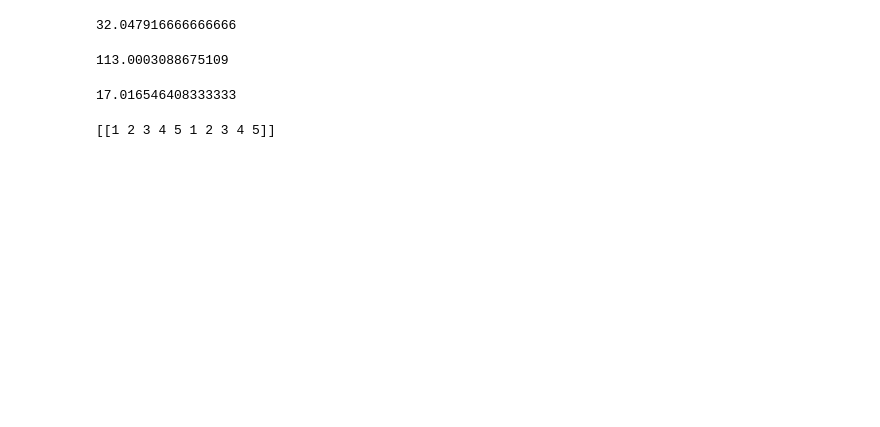
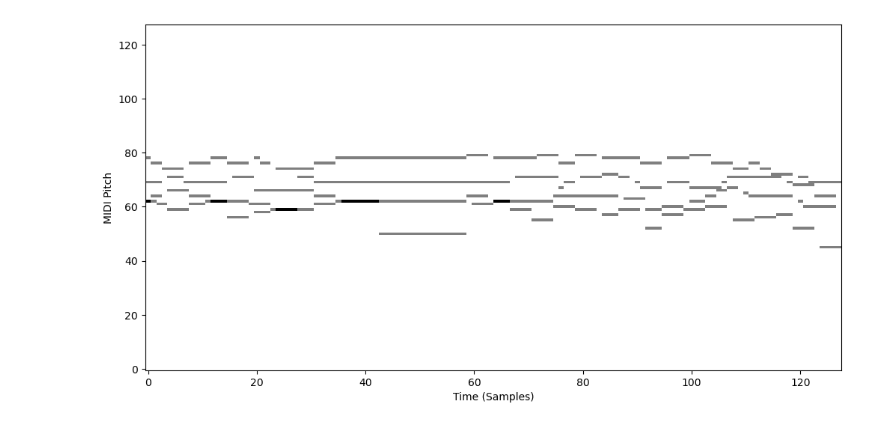
Before and after one commit to Charmunk/SATB-Harmonization, a Jupyter notebook: midi_parser.ipynb, the cells around one changed output. Drawn from its saved outputs; the diff is of its cells as text; code cells hidden in the pictures; blank space fills up the shorter version.

```diff
--- a/midi_parser.ipynb
+++ b/midi_parser.ipynb
@@ -7,21 +7,0 @@ import matplotlib.pyplot as plt
-# %%
-# Open the MIDI file
-mid = MidiFile(Path('midi files', 'mix.mid'))
-#key is metadata? there's a simple function for it
-#return key and notes (transposed to c major) per quarter note as an array
-
-# Initialize time accumulator
-absolute_time = 0
-
-# Iterate through tracks and messages
-for track in mid.tracks:
-    absolute_time = 0
-    for msg in track:
-        # Accumulate delta time to get absolute time
-        absolute_time += msg.time
-
-        # Check for note messages
-        if msg.type == 'note_on' and msg.velocity > 0:
-            print(f'Note On: {msg.note} at time: {absolute_time}')
-        elif msg.type == 'note_off' or (msg.type == 'note_on' and msg.velocity == 0):
-            print(f'Note Off: {msg.note} at time: {absolute_time}')
@@ -182,2 +54,0 @@ def get_piano_roll(midi_filename):
-# %%
-S, A, T, B = get_piano_roll('mix')
@@ -206,18 +54,0 @@ print(length_ticks)
-# %%
-num_beats = length_ticks / PPQ
-print(num_beats)
-# %% [output]
-32.047916666666666
-# %%
-print(num_beats / (length_sec * 1/60))
-# %% [output]
-113.0003088675109
-# %%
-print(length_sec)
-# %% [output]
-17.016546408333333
-# %%
-a = np.array([1,2,3,4,5])
-print(np.tile(a, (2, 1)))
-# %% [output]
-[[1 2 3 4 5 1 2 3 4 5]]
@@ -223,0 +104,11 @@ print(np.tile(a, (2, 1)))
+# %%
+[S, A, T, B], metadata = unpack_midi('mix')
+roll = S+A+T+B
+
+plt.figure(figsize=(12, 6))
+plt.imshow(roll, aspect='auto', origin='lower', cmap='gray_r')
+plt.xlabel('Time (Samples)')
+plt.ylabel('MIDI Pitch')
+plt.show()
+# %% [output]
+[figure, added]
```
Also changed, not shown: parts of 21 cells of this notebook.
